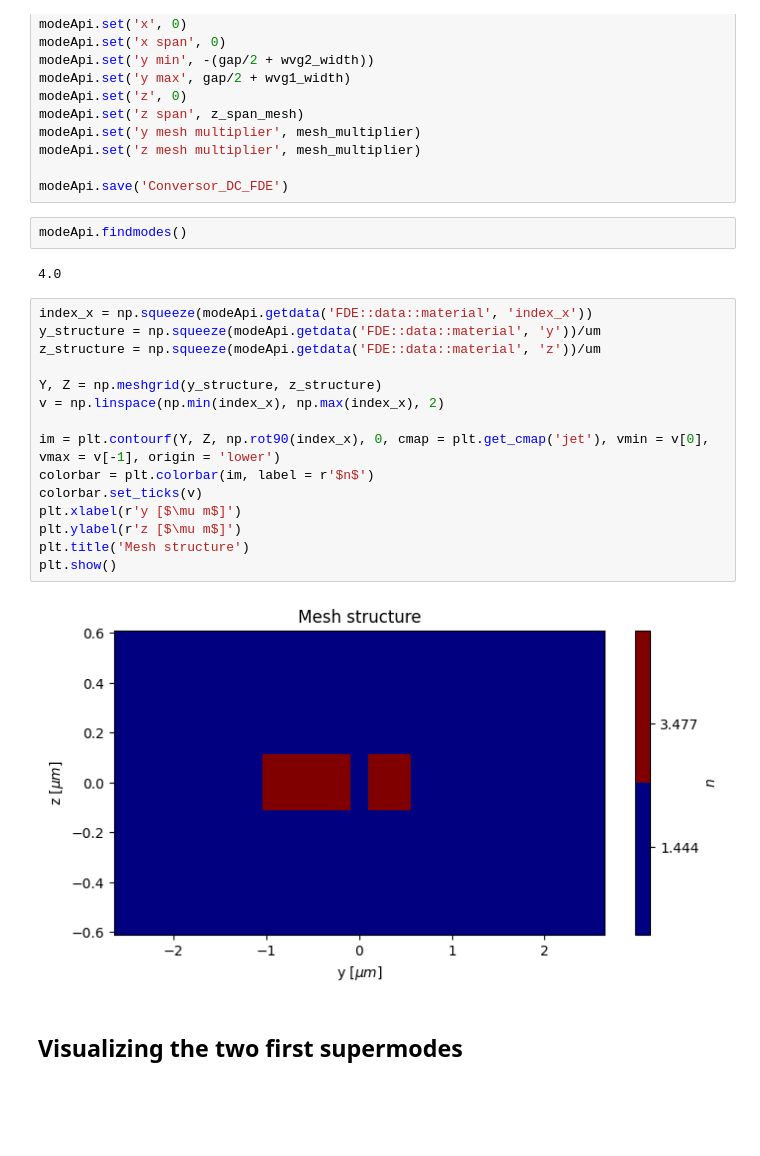
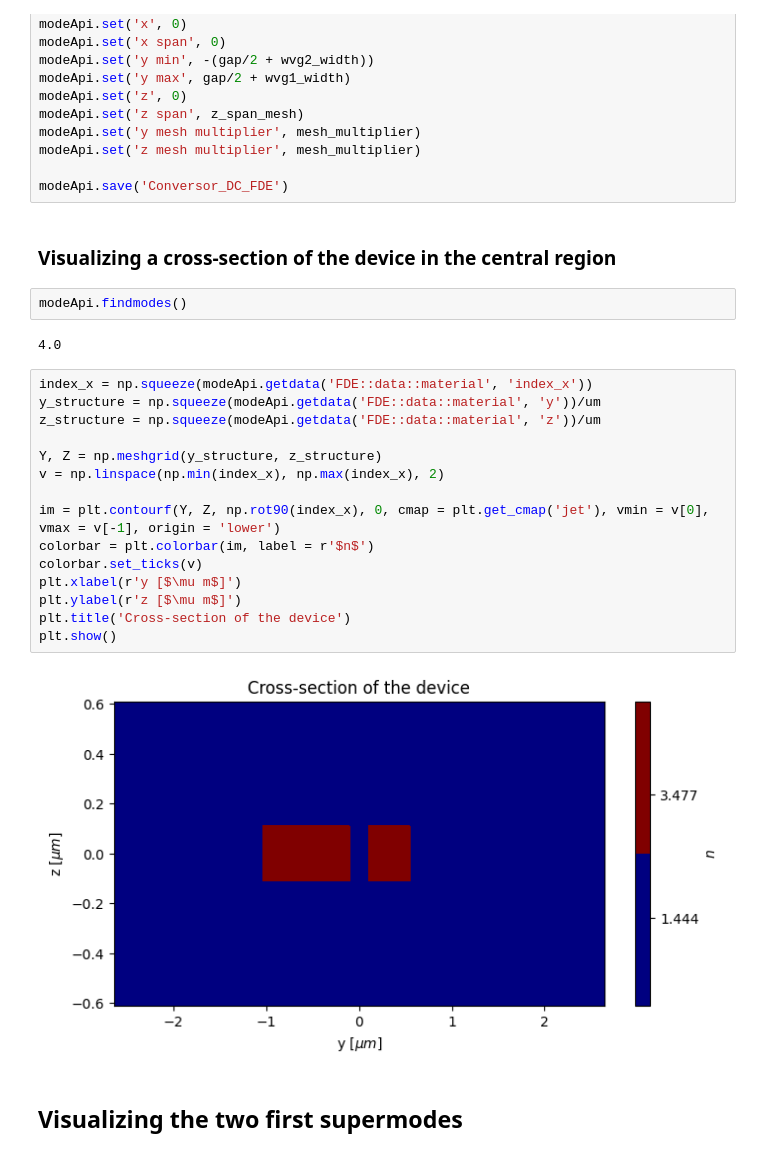
Before and after one commit to LucasGabrielMelo/Capacita-o---Fot-nica, a Jupyter notebook: APIPython/DirectionalCoupler/Mode_conversion_DC/Conversor_DC_FDE.ipynb, the cells around one changed output. Cells and saved outputs as stored; diff of their text form; blank space fills up the shorter version.

```diff
--- a/APIPython/DirectionalCoupler/Mode_conversion_DC/Conversor_DC_FDE.ipynb
+++ b/APIPython/DirectionalCoupler/Mode_conversion_DC/Conversor_DC_FDE.ipynb
@@ -155,6 +155,8 @@ modeApi.set('y mesh multiplier', mesh_multiplier)
 modeApi.set('z mesh multiplier', mesh_multiplier)
 
 modeApi.save('Conversor_DC_FDE')
+# %% [markdown]
+### Visualizing a cross-section of the device in the central region ###
 # %%
 modeApi.findmodes()
 # %% [output]
@@ -162,20 +164,20 @@ modeApi.findmodes()
 # %%
 index_x = np.squeeze(modeApi.getdata('FDE::data::material', 'index_x'))
 y_structure = np.squeeze(modeApi.getdata('FDE::data::material', 'y'))/um
 z_structure = np.squeeze(modeApi.getdata('FDE::data::material', 'z'))/um
 
 Y, Z = np.meshgrid(y_structure, z_structure)
 v = np.linspace(np.min(index_x), np.max(index_x), 2)
 
 im = plt.contourf(Y, Z, np.rot90(index_x), 0, cmap = plt.get_cmap('jet'), vmin = v[0], vmax = v[-1], origin = 'lower')
 colorbar = plt.colorbar(im, label = r'$n$')
 colorbar.set_ticks(v)
 plt.xlabel(r'y [$\mu m$]')
 plt.ylabel(r'z [$\mu m$]')
-plt.title('Mesh structure')
+plt.title('Cross-section of the device')
 plt.show()
 # %% [output]
-[figure, old version]
+[figure, new version]
 # %% [markdown]
 ## Visualizing the two first supermodes ##
 # %%
```
Also changed, not shown: parts of 9 cells of this notebook, 1 other file.
